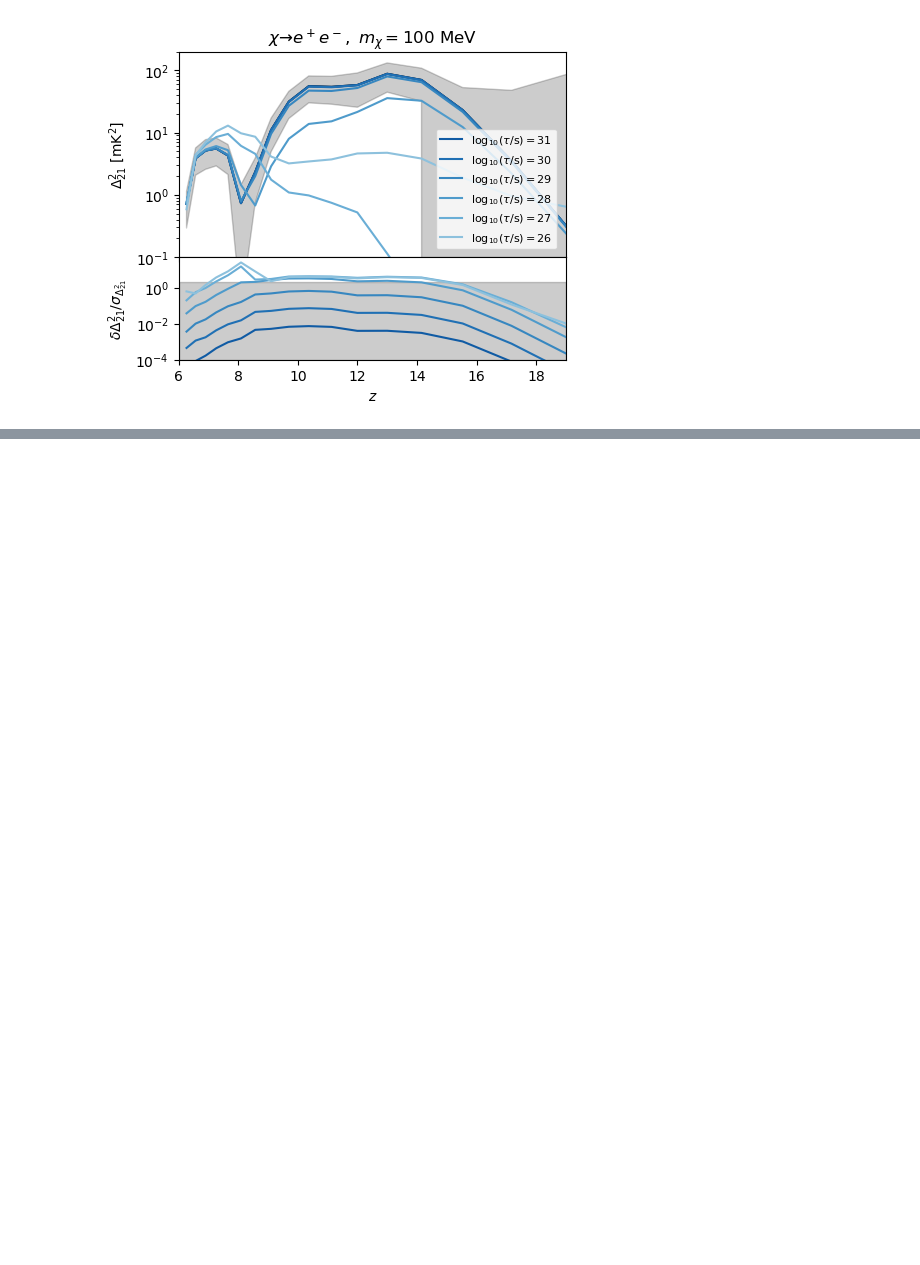
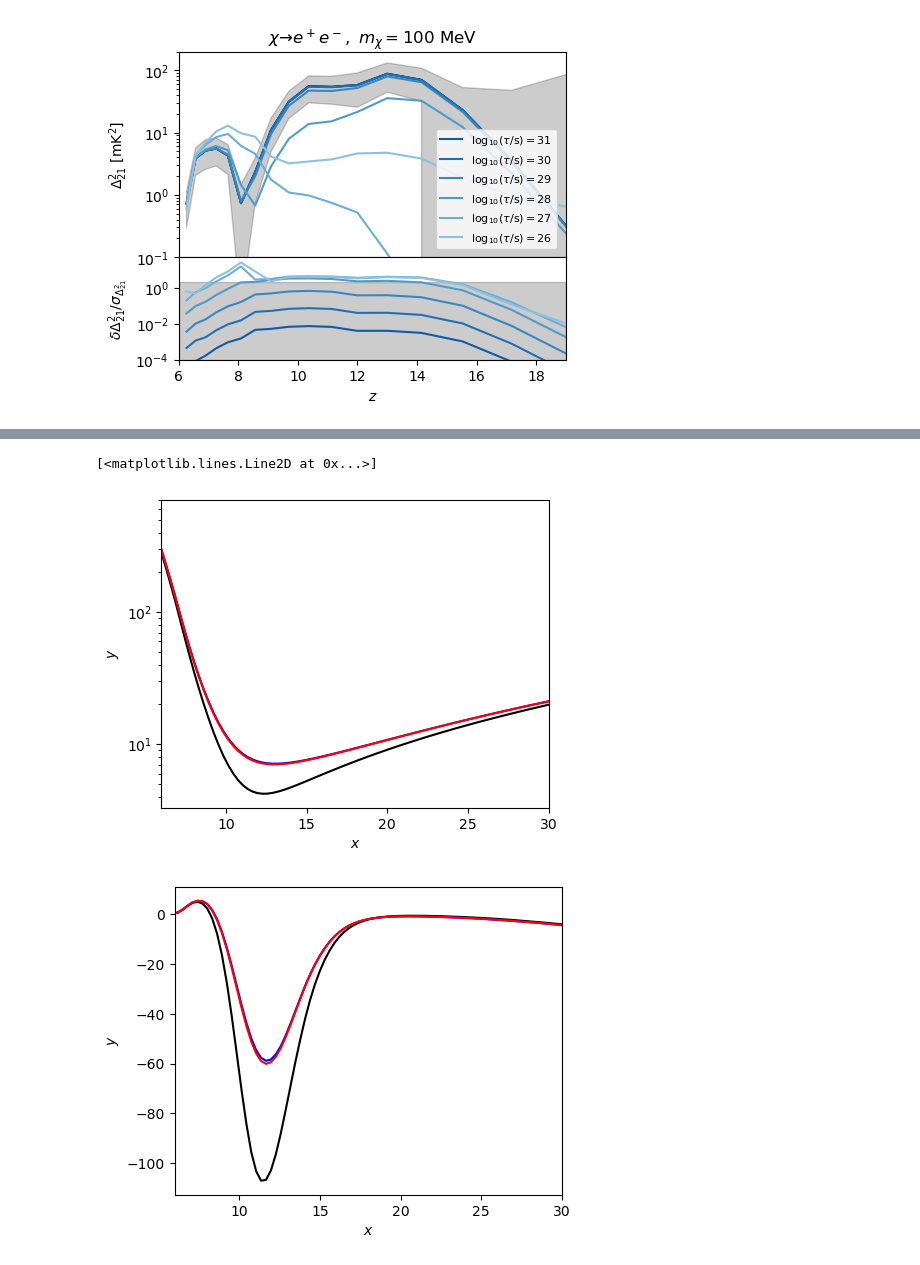
Before and after one commit to gaetanfacchinetti/21cmCAST, a Jupyter notebook: scripts/exec/analyse_tau_steps.ipynb, the cells around one changed output, grey strips where cells are left out. Saved outputs shown, nothing was run; the diff lists cells and outputs as text; code cells hidden in the pictures; blank space fills up the shorter version.

```diff
--- a/scripts/exec/analyse_tau_steps.ipynb
+++ b/scripts/exec/analyse_tau_steps.ipynb
@@ -14,7 +14,7 @@ z_bins, k_bins = p21c.define_grid_modes_redshifts(6., 8 * units.MHz, z_max = 22,
 print("The redshift bin edges are:", z_bins)
 print("The mode bin edges are:", k_bins)
 
-fiducial = p21c.Fiducial("/scratch/ulb/physth_fi/gfacchin/runs_21cmCAST/runs/CONSTRAINT_BKR_ELECTRON", z_bins, k_bins, False, load=True)
+fiducial = p21c.Fiducial("/scratch/ulb/physth_fi/gfacchin/runs_21cmCAST/runs/CONSTRAINT_NOBKR_ELECTRON", z_bins, k_bins, False, load=True)
 fiducial.observation = 'HERA'
 # %% [output]
 The redshift bin edges are: [ 6.          6.28730456  6.5992025   6.93899281  7.31059216  7.71868653
@@ -168,0 +235,17 @@ fig.savefig('/home/ulb/physth_fi/gfacchin/exo21cmFAST_release/21cmCAST/scripts/f
+# %%
+fig1, ax1 = p21c.prepare_plot(rax=True, ylog=True, xlim=[6, 30])
+
+z_glob = fiducial_bkr.z_glob
+ax1.plot(z_glob, fiducial.Tk_box, 'k-')
+ax1.plot(z_glob, param_bkr._runs[0].Tk_box, 'b-')
+ax1.plot(z_glob, param_nobkr._runs[0].Tk_box, 'r-')
+
+fig2, ax2 = p21c.prepare_plot(rax=True, xlim=[6, 30])
+
+ax2.plot(z_glob, fiducial.global_signal, 'k-')
+ax2.plot(z_glob, param_bkr._runs[0].global_signal, 'b-')
+ax2.plot(z_glob, param_nobkr._runs[0].global_signal, 'r-')
+# %% [output]
+[<matplotlib.lines.Line2D at 0x...>]
+[figure, added]
+[figure, added]
```
Also changed, not shown: parts of 9 cells of this notebook, 10 other files.
